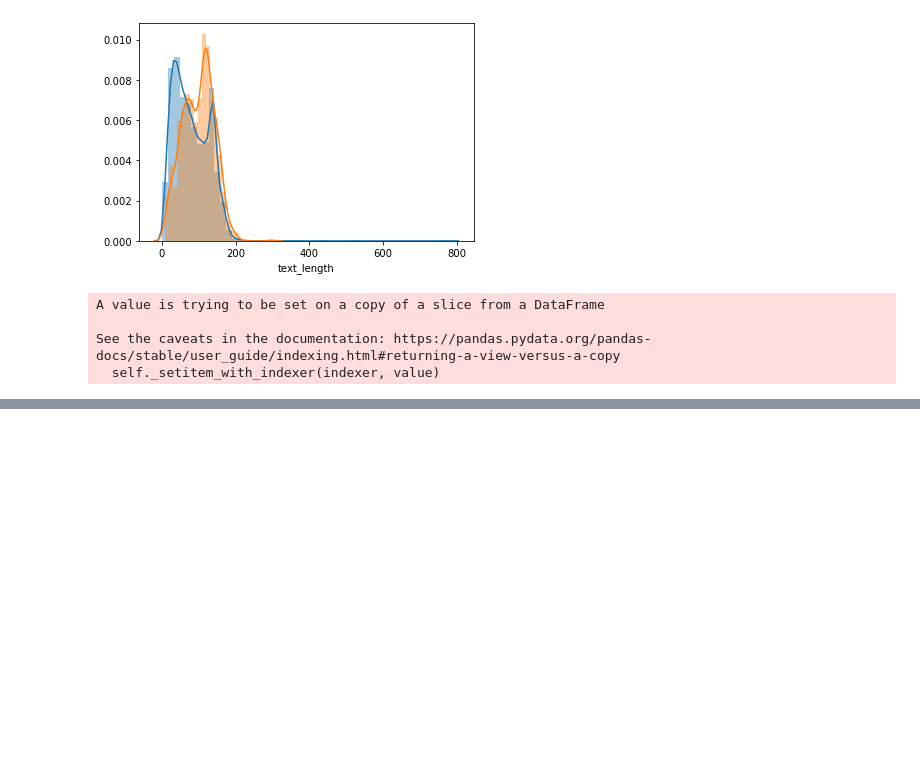
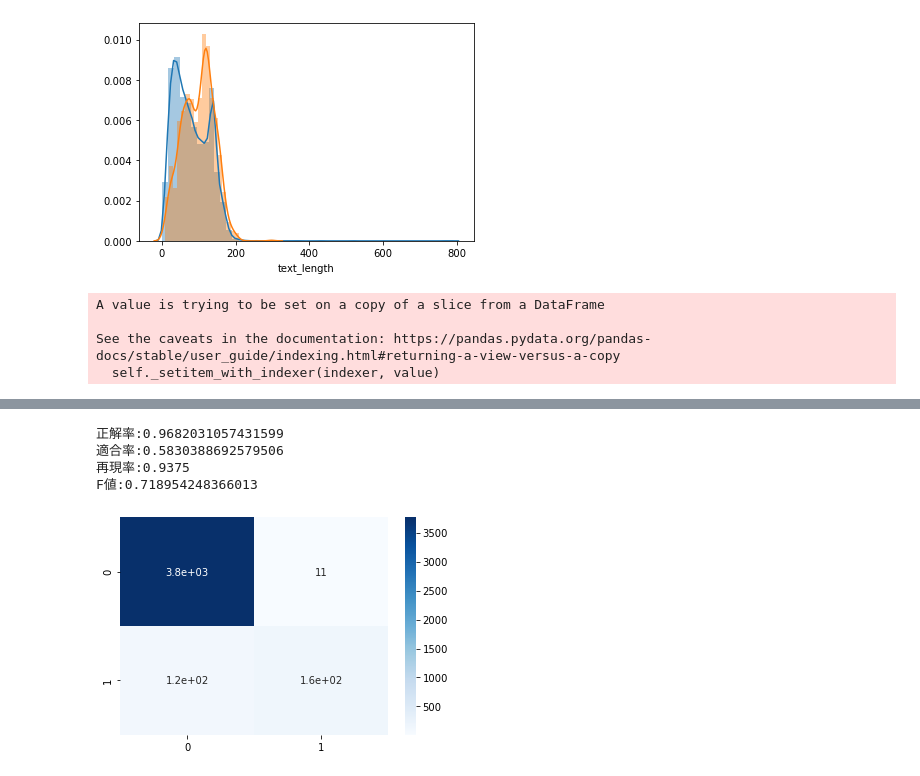
Before and after one commit to teruto725/twitter-compe, a Jupyter notebook: source/wakati.ipynb, the cells around one changed output, grey strips where cells are left out. Drawn from its saved outputs; the diff is of its cells as text; code cells hidden in the pictures; blank space fills up the shorter version.

```diff
--- a/source/wakati.ipynb
+++ b/source/wakati.ipynb
@@ -79,0 +152,13 @@ df.to_csv("./arranged_data/wakati.csv")
+# %%
+
+# トレーニング用データにCountVectorizerを適用
+X_train = cv.fit_transform(X_train[:,7])
+# %%
+# バリデーション用データにCountVectorizerを適用
+X_test = cv.transform(X_test[:,7])
+# %%
+from sklearn.linear_model import LogisticRegression
+from sklearn.ensemble import RandomForestClassifier
+model = RandomForestClassifier(n_estimators=500,
+                                    random_state=1)
+model.fit(X_train, y_train)
@@ -79,0 +174,21 @@ df.to_csv("./arranged_data/wakati.csv")
+# %%
+from sklearn.metrics import confusion_matrix
+from sklearn.metrics import accuracy_score ,precision_score, recall_score,f1_score
+import seaborn as sns
+def result_heatmap(Y_test,Y_pred):
+    print("正解率:"+str(accuracy_score(Y_test, Y_pred)))
+    print("適合率:"+str(recall_score(Y_test,Y_pred)))
+    print("再現率:"+str(precision_score(Y_test,Y_pred)))
+    print("F値:"+str(f1_score(Y_test, Y_pred)))
+    cm = confusion_matrix(Y_test, Y_pred)
+    sns.heatmap(cm,annot=True, cmap='Blues')
+# %%
+#普通にやると全部違う方に分類される
+y_pred = model.predict(X_test)
+result_heatmap(y_test,y_pred)
+# %% [output]
+正解率:0.9682031057431599
+適合率:0.5830388692579506
+再現率:0.9375
+F値:0.718954248366013
+[figure, added]
```
Also changed, not shown: parts of 11 cells of this notebook, 12 other files.
